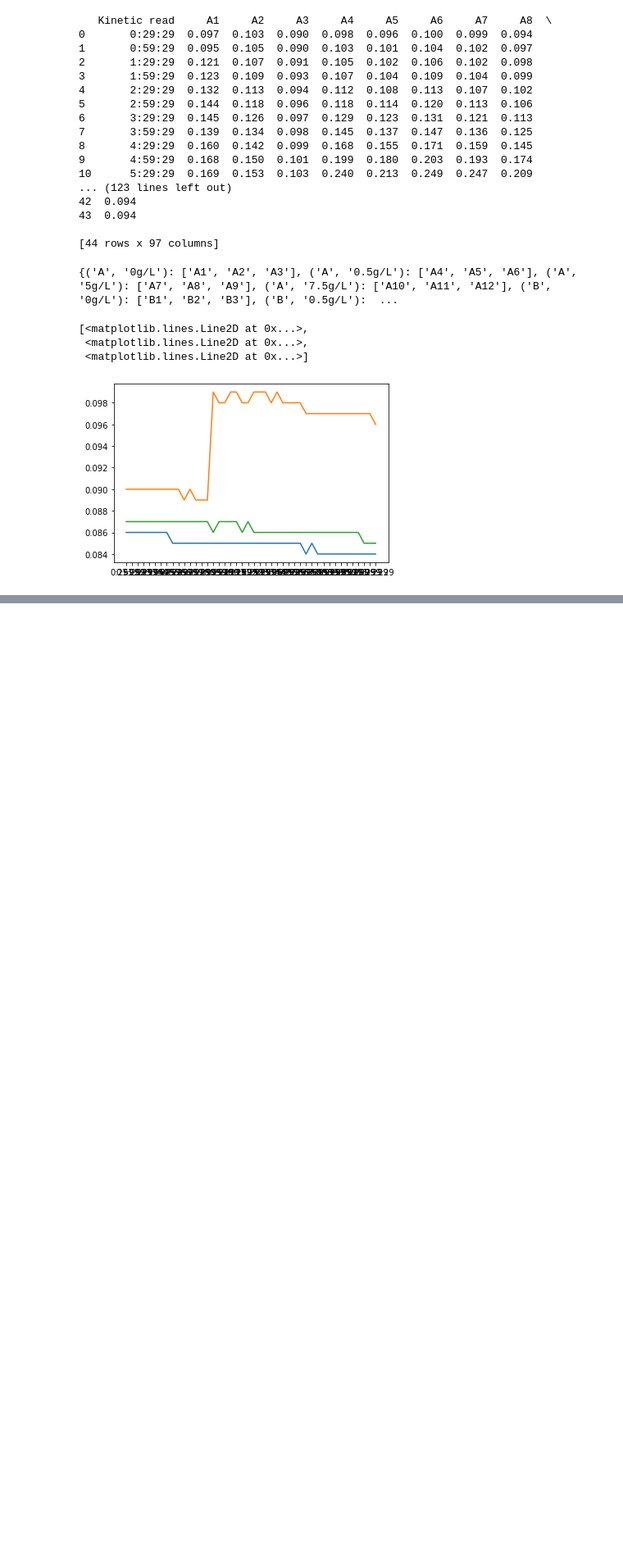
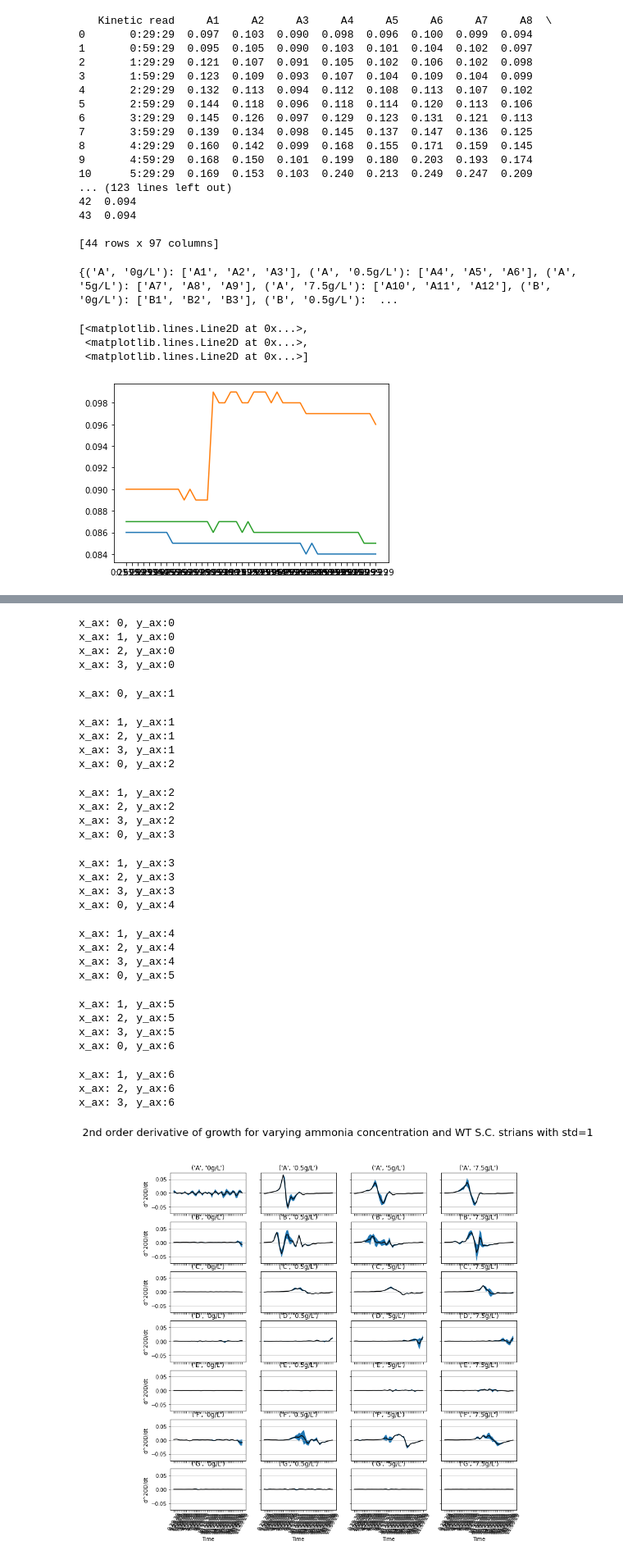
Before and after one commit to Ritten11/GraphGenerationIGEM, a Jupyter notebook: graph.ipynb, the cells around one changed output, grey strips where cells are left out. Shown at 82% size. Cells and saved outputs as stored; diff of their text form; code cells hidden in the pictures; blank space fills up the shorter version.

```diff
--- a/graph.ipynb
+++ b/graph.ipynb
@@ -141,0 +211,41 @@ x_ax: 3, y_ax:6
+# %%
+params = {
+    'data': deriv_2,
+    'categories': categories,
+    'file name': "2nd_order_derivative",
+    'ylim': None,
+    'ylabel': 'd^2OD/dt',
+    'title': "2nd order derivative of growth for varying ammonia concentration and WT S.C. strians with std=1"
+}
+
+create_subplots(params)
+# %% [output]
+x_ax: 0, y_ax:0
+x_ax: 1, y_ax:0
+x_ax: 2, y_ax:0
+x_ax: 3, y_ax:0
+x_ax: 0, y_ax:1
+x_ax: 1, y_ax:1
+x_ax: 2, y_ax:1
+x_ax: 3, y_ax:1
+x_ax: 0, y_ax:2
+x_ax: 1, y_ax:2
+x_ax: 2, y_ax:2
+x_ax: 3, y_ax:2
+x_ax: 0, y_ax:3
+x_ax: 1, y_ax:3
+x_ax: 2, y_ax:3
+x_ax: 3, y_ax:3
+x_ax: 0, y_ax:4
+x_ax: 1, y_ax:4
+x_ax: 2, y_ax:4
+x_ax: 3, y_ax:4
+x_ax: 0, y_ax:5
+x_ax: 1, y_ax:5
+x_ax: 2, y_ax:5
+x_ax: 3, y_ax:5
+x_ax: 0, y_ax:6
+x_ax: 1, y_ax:6
+x_ax: 2, y_ax:6
+x_ax: 3, y_ax:6
+[figure, added]
```
Also changed, not shown: parts of 5 cells of this notebook.
